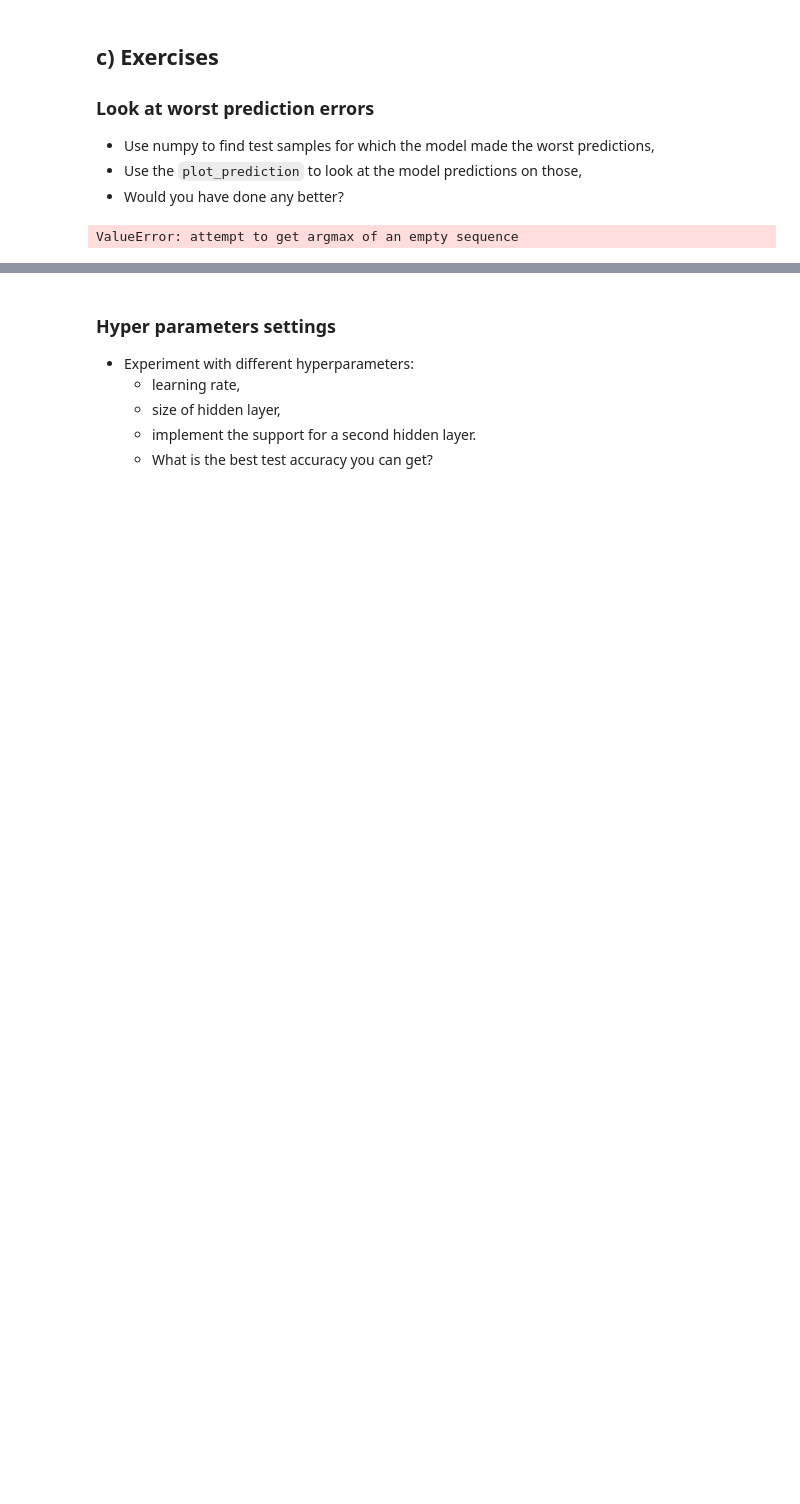
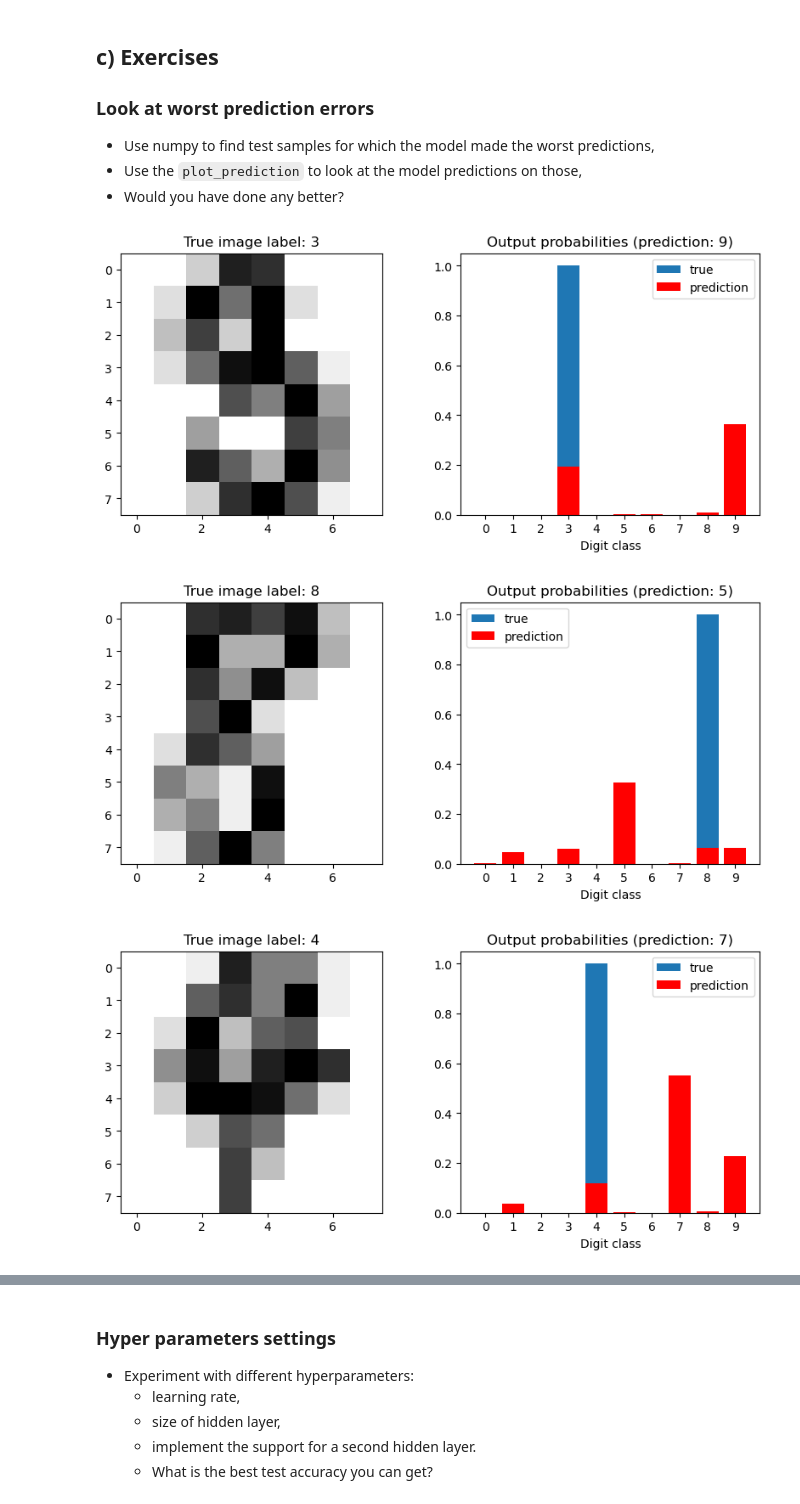
Before and after one commit to khirmas67/deep_learning, a Jupyter notebook: 01_materials/labs/lab_2.ipynb, the cells around one changed output, grey strips where cells are left out. Cells and saved outputs as stored; diff of their text form; code cells hidden in the pictures; blank space fills up the shorter version.

```diff
--- a/01_materials/labs/lab_2.ipynb
+++ b/01_materials/labs/lab_2.ipynb
@@ -498,15 +498,16 @@ plot_prediction(model, sample_idx=4)
 - Use the `plot_prediction` to look at the model predictions on those,
 - Would you have done any better?
 # %%
-# Your code here
-
 # Get the predictions for the test data
 pred_y = model.predict(X_test)
 
 # Get the index of the largest probability (i.e. the predicted class)
-false_indices = np.where(pred_y != y_test)[0]
-# Get the misclassified samples themselves
-misclassified_samples = X_test[false_indices]
-misclassified_labels = np.argmax(y_test[false_indices])
+incorrect_indices = np.where(pred_y != y_test)[0]
+
+# Example: View the first 5 misclassified samples
+for i in range(5):
+  plot_prediction(model, sample_idx=incorrect_indices[i])
 # %% [output]
-ValueError: attempt to get argmax of an empty sequence
+[figure, added]
+[figure, added]
+[figure, added]
```
Also changed, not shown: parts of 22 cells of this notebook.
